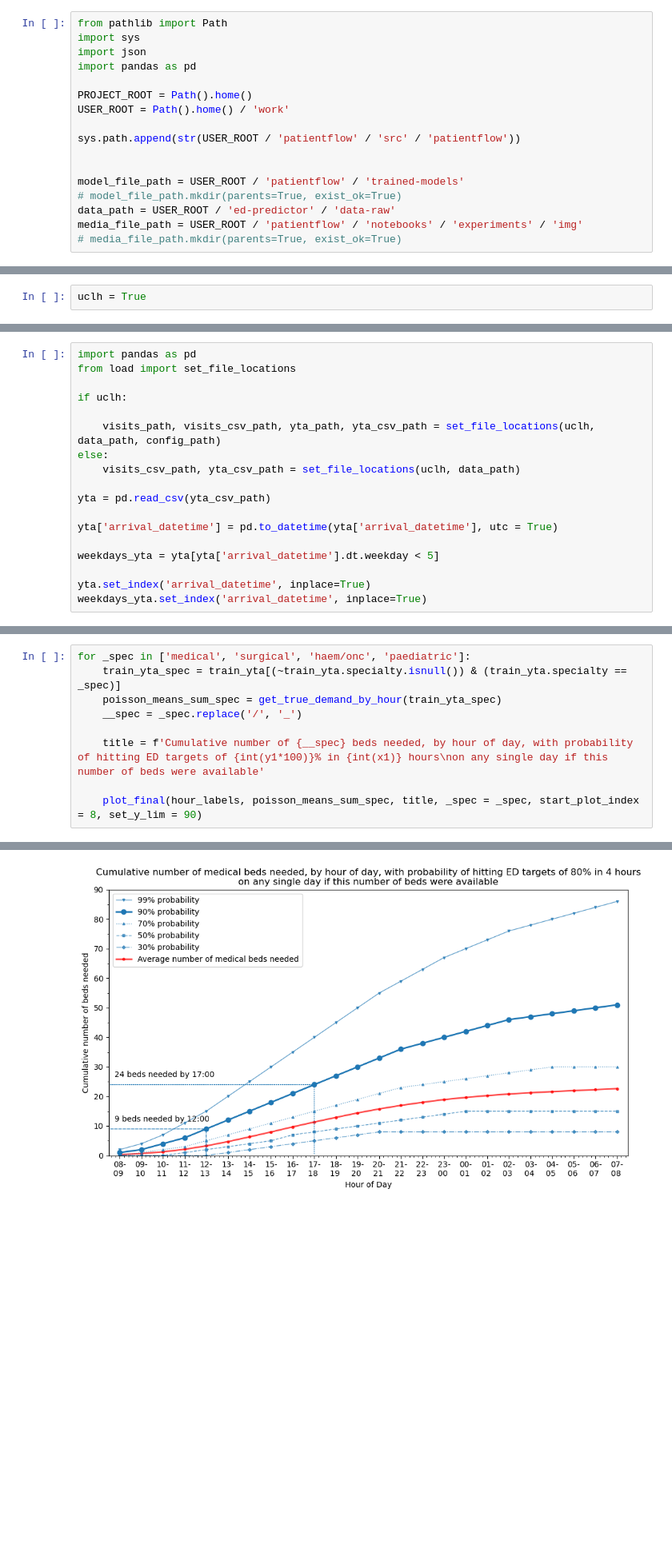
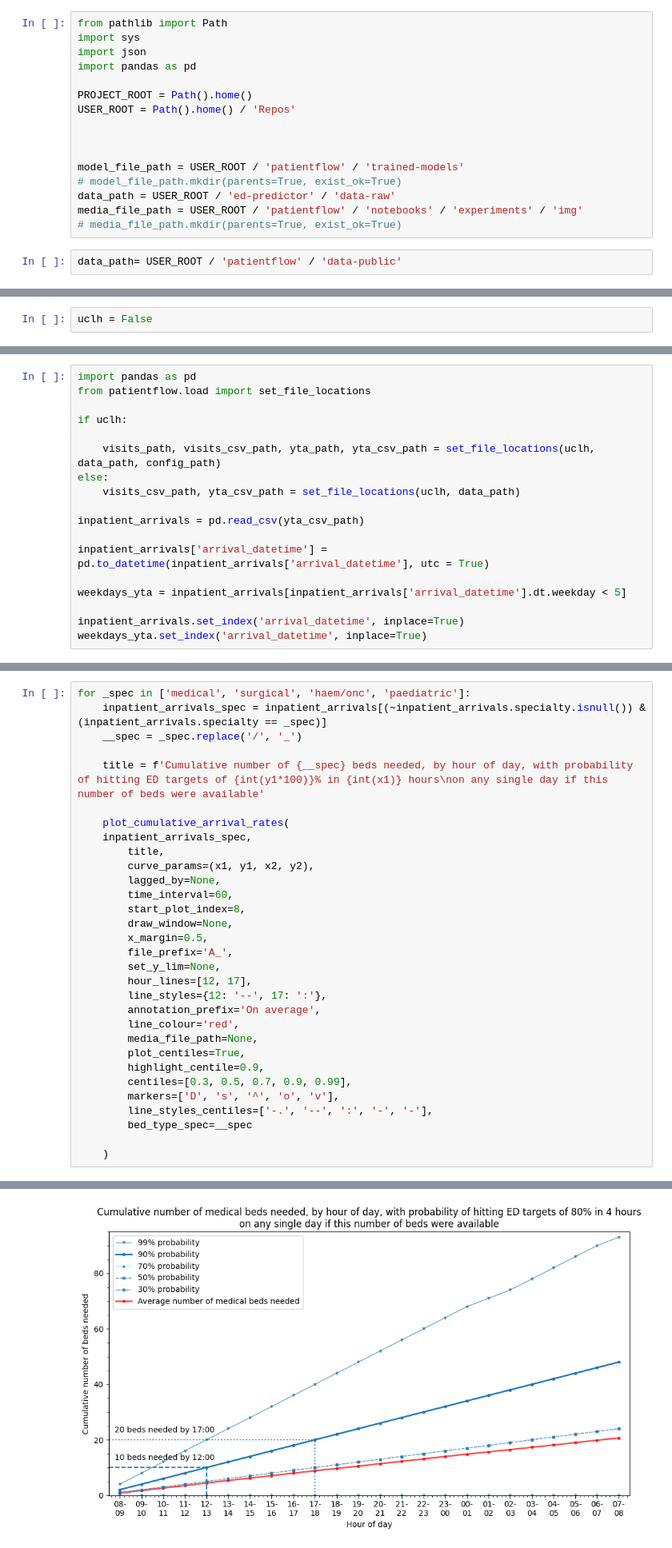
Before and after one commit to zmek/patientflow, a Jupyter notebook: notebooks/experiments/Modelling_to_show_true_demand.ipynb, the cells around one changed output, grey strips where cells are left out. Shown at 80% size. Cells and saved outputs as stored; diff of their text form; blank space fills up the shorter version.

```diff
--- a/notebooks/experiments/Modelling_to_show_true_demand.ipynb
+++ b/notebooks/experiments/Modelling_to_show_true_demand.ipynb
@@ -23,9 +20,8 @@ import json
 import pandas as pd
 
 PROJECT_ROOT = Path().home()
-USER_ROOT = Path().home() / 'work'
+USER_ROOT = Path().home() / 'Repos'
 
-sys.path.append(str(USER_ROOT / 'patientflow' / 'src' / 'patientflow'))
 
 
 model_file_path = USER_ROOT / 'patientflow' / 'trained-models'
@@ -33,6 +29,8 @@ model_file_path = USER_ROOT / 'patientflow' / 'trained-models'
 data_path = USER_ROOT / 'ed-predictor' / 'data-raw'
 media_file_path = USER_ROOT / 'patientflow' / 'notebooks' / 'experiments' / 'img'
 # media_file_path.mkdir(parents=True, exist_ok=True)
+# %%
+data_path= USER_ROOT / 'patientflow' / 'data-public'
 # %%
 import numpy as np
 seed_path = USER_ROOT / 'seed'
@@ -47,5 +45,5 @@ n = np.random.randint(1, 10*52)
 
 These are set in config.json. You can change these for your own purposes. But the times of day will need to match those in the provided dataset if you want to run this notebook successfully.
 # %%
-uclh = True
+uclh = False
 # %%
@@ -69,7 +67,7 @@ y1 = .8
 ## Load data
 # %%
 import pandas as pd
-from load import set_file_locations
+from patientflow.load import set_file_locations
 
 if uclh:
 
@@ -77,11 +75,11 @@ if uclh:
 else:
     visits_csv_path, yta_csv_path = set_file_locations(uclh, data_path)
 
-yta = pd.read_csv(yta_csv_path)
+inpatient_arrivals = pd.read_csv(yta_csv_path)
 
-yta['arrival_datetime'] = pd.to_datetime(yta['arrival_datetime'], utc = True)
+inpatient_arrivals['arrival_datetime'] = pd.to_datetime(inpatient_arrivals['arrival_datetime'], utc = True)
 
-weekdays_yta = yta[yta['arrival_datetime'].dt.weekday < 5]
+weekdays_yta = inpatient_arrivals[inpatient_arrivals['arrival_datetime'].dt.weekday < 5]
 
-yta.set_index('arrival_datetime', inplace=True)
+inpatient_arrivals.set_index('arrival_datetime', inplace=True)
 weekdays_yta.set_index('arrival_datetime', inplace=True)
@@ -737,10 +478,32 @@ plot_final(hour_labels, poisson_means_sum, title, start_plot_index = 8, file_pre
 # %%
 for _spec in ['medical', 'surgical', 'haem/onc', 'paediatric']:
-    train_yta_spec = train_yta[(~train_yta.specialty.isnull()) & (train_yta.specialty == _spec)]
-    poisson_means_sum_spec = get_true_demand_by_hour(train_yta_spec)
+    inpatient_arrivals_spec = inpatient_arrivals[(~inpatient_arrivals.specialty.isnull()) & (inpatient_arrivals.specialty == _spec)]
     __spec = _spec.replace('/', '_')
 
     title = f'Cumulative number of {__spec} beds needed, by hour of day, with probability of hitting ED targets of {int(y1*100)}% in {int(x1)} hours\non any single day if this number of beds were available'
 
-    plot_final(hour_labels, poisson_means_sum_spec, title, _spec = _spec, start_plot_index = 8, set_y_lim = 90)
+    plot_cumulative_arrival_rates(
+    inpatient_arrivals_spec,
+        title,
+        curve_params=(x1, y1, x2, y2),
+        lagged_by=None,
+        time_interval=60,
+        start_plot_index=8,
+        draw_window=None,
+        x_margin=0.5,
+        file_prefix='A_',
+        set_y_lim=None,
+        hour_lines=[12, 17],
+        line_styles={12: '--', 17: ':'},
+        annotation_prefix='On average',
+        line_colour='red',
+        media_file_path=None,
+        plot_centiles=True,
+        highlight_centile=0.9,
+        centiles=[0.3, 0.5, 0.7, 0.9, 0.99],
+        markers=['D', 's', '^', 'o', 'v'],
+        line_styles_centiles=['-.', '--', ':', '-', '-'],
+        bed_type_spec=__spec
+
+    )
 # %% [output]
@@ -748 +511 @@ Calculating time-varying arrival rates for data provided, which spans 370 unique
-[figure, old version]
+[figure, new version]
```
Also changed, not shown: parts of 50 cells of this notebook, 3 other files.
